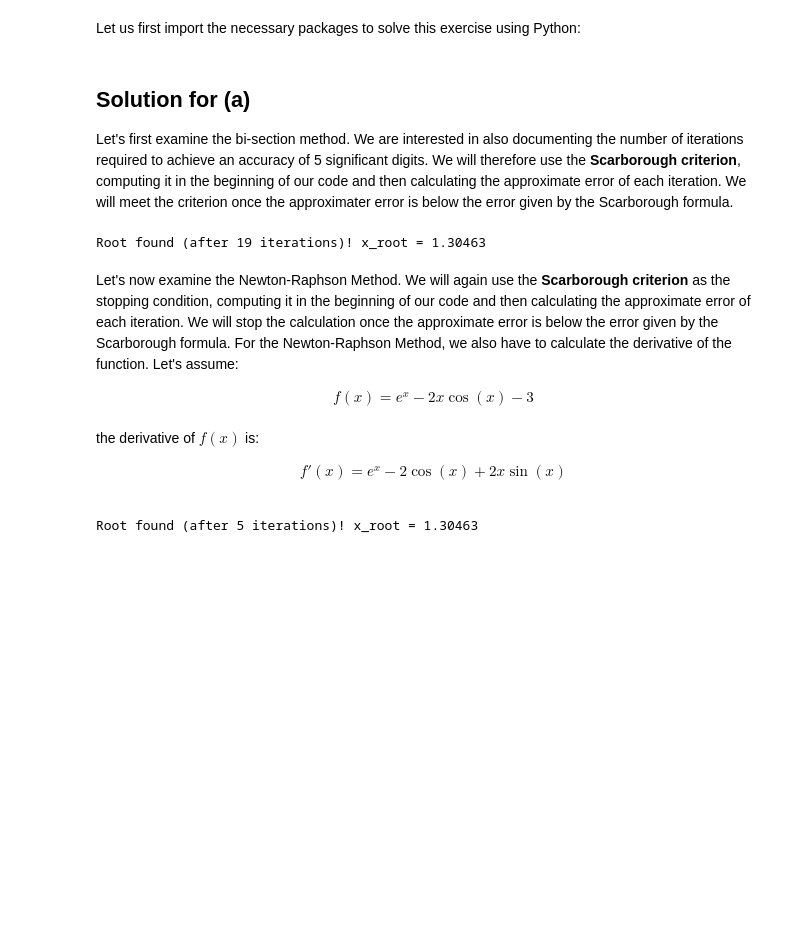
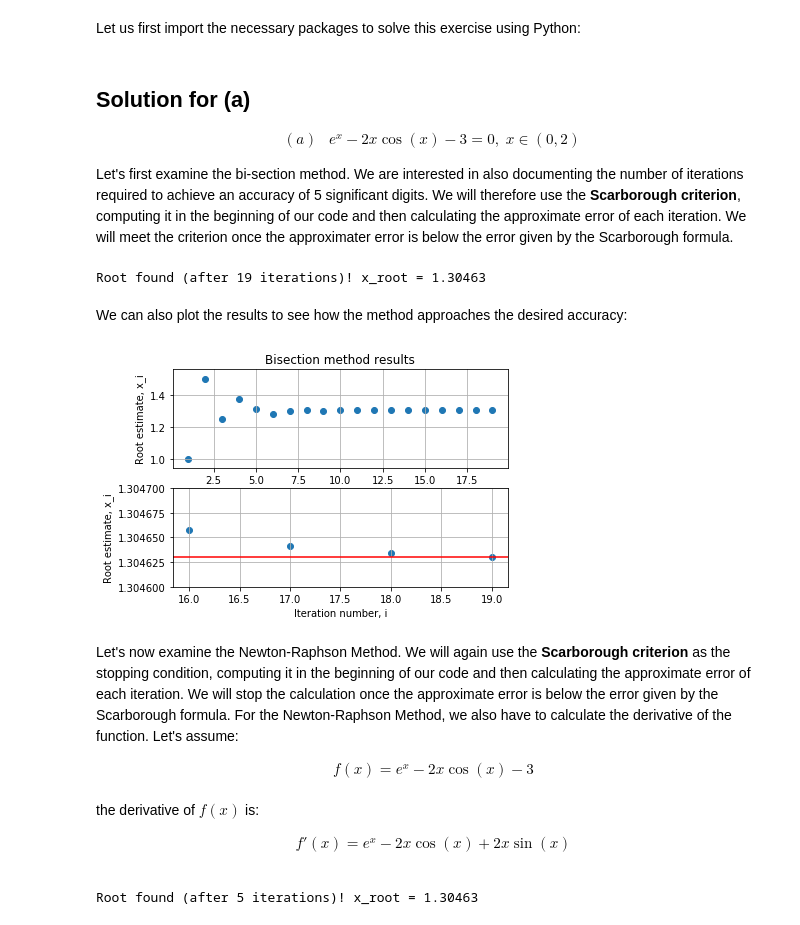
Before and after one commit to aretselis/msc-computational-physics, a Jupyter notebook: Courses/Computational Mathematics (ΥΦΥ101)/Problem Sets/retselis_set1_1.ipynb, the cells around one changed output. Saved outputs shown, nothing was run; the diff lists cells and outputs as text; code cells hidden in the pictures; blank space fills up the shorter version.

```diff
--- a/Courses/Computational Mathematics (ΥΦΥ101)/Problem Sets/retselis_set1_1.ipynb
+++ b/Courses/Computational Mathematics (ΥΦΥ101)/Problem Sets/retselis_set1_1.ipynb
@@ -24,6 +26,11 @@ import math
 # %% [markdown]
 ## Solution for (a)
 
+$$
+\begin{aligned}
+(a) &\;\; e^{x} - 2x\cos(x)-3=0, \; x\in (0,2)
+\end{aligned}
+$$
 
 Let's first examine the bi-section method. We are interested in also documenting the number of iterations required to achieve an accuracy of 5 significant digits. We will therefore use the **Scarborough criterion**, computing it in the beginning of our code and then calculating the approximate error of each iteration. We will meet the criterion once the approximater error is below the error given by the Scarborough formula.
 # %%
@@ -32,15 +39,18 @@ Let's first examine the bi-section method. We are interested in also documenting
 x_lower = 0
 x_upper = 2
 n = 5 # Number of significant digits to be computed
-xr = (x_lower+x_upper)/2
 es = 0.5*pow(10, (2-n))
 ea = 100
 repetitions = 0
 value_prev = 100
 
+bisec_iter_list = []
+bisec_value_list = []
+
 f = lambda x : math.exp(x)-(2*x*math.cos(x))-3
 
 while ea>es:
+    xr = (x_lower+x_upper)/2
     repetitions = repetitions + 1
     if f(x_lower)*f(xr)<0:
         x_upper = xr
@@ -50,11 +60,34 @@ while ea>es:
         value = xr
     ea = math.fabs((value-value_prev)*100/value)
     value_prev = xr
-    xr = (x_lower+x_upper)/2
+    bisec_iter_list.append(repetitions)
+    bisec_value_list.append(xr)
 
 print('Root found (after %d iterations)! x_root = %.5f' % (repetitions, xr))
 # %% [output]
 Root found (after 19 iterations)! x_root = 1.30463
+# %% [markdown]
+We can also plot the results to see how the method approaches the desired accuracy:
+# %%
+# Plot bisection method results
+
+plt.subplot(2,1,1)
+plt.title('Bisection method results')
+plt.scatter(bisec_iter_list,bisec_value_list)
+axes = plt.gca()
+axes.set_ylabel('Root estimate, x_i')
+plt.grid()
+plt.subplot(2,1,2)
+plt.scatter(bisec_iter_list[-4:],bisec_value_list[-4:])
+plt.axhline(y=1.30463,color='r')
+axes = plt.gca()
+axes.set_ylim([1.3046,1.3047])
+axes.set_ylabel('Root estimate, x_i')
+axes.set_xlabel('Iteration number, i')
+axes.ticklabel_format(useOffset=False)
+plt.grid()
+# %% [output]
+[figure, added]
 # %% [markdown]
 
 Let's now examine the Newton-Raphson Method. We will again use the **Scarborough criterion** as the stopping condition, computing it in the beginning of our code and then calculating the approximate error of each iteration. We will stop the calculation once the approximate error is below the error given by the Scarborough formula. For the Newton-Raphson Method, we also have to calculate the derivative of the function. Let's assume:
@@ -69,7 +102,7 @@ the derivative of $f(x)$ is:
 
 $$
 \begin{aligned}
-&f'(x)=e^{x} - 2\cos(x)+2x\sin(x) \\
+&f'(x)=e^{x} - 2x\cos(x)+2x\sin(x) \\
 \end{aligned}
 $$
 # %%
```
Also changed, not shown: parts of 15 cells of this notebook.
